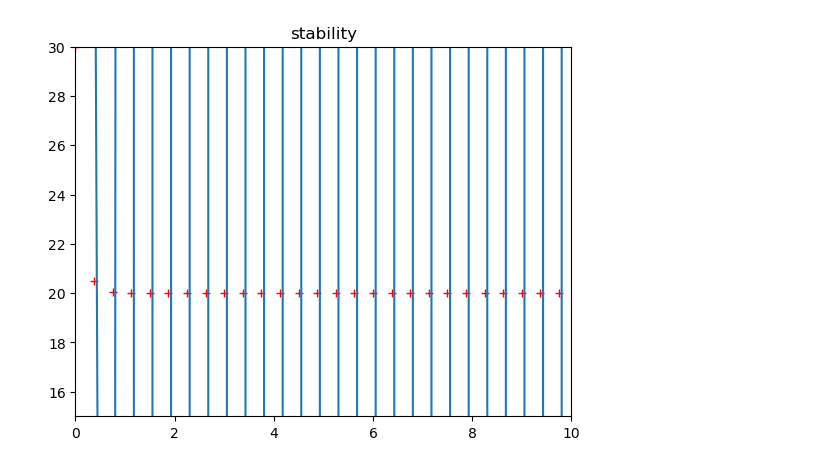
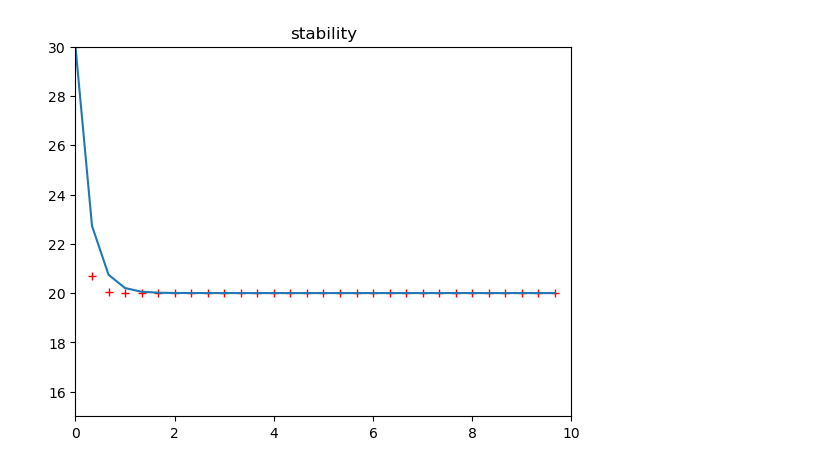
Before and after one commit to nicduboc/numeric_2024, a Jupyter notebook: numlabs/lab2/stability2.ipynb, the cells around one changed output. Saved outputs shown, nothing was run; the diff lists cells and outputs as text; code cells hidden in the pictures.

```diff
--- a/numlabs/lab2/stability2.ipynb
+++ b/numlabs/lab2/stability2.ipynb
@@ -9,27 +9,27 @@ theFuncs={'euler':euler,'beuler':beuler,'leapfrog':leapfrog}
 # %%
 # Plot
 if __name__=="__main__":
-    tend=30.
+    tend=10.
     Ta=20.
     To=30.
     theLambda=-8.
-    funChoice='leapfrog'
-    npts=80
+    funChoice='beuler'
+    npts=30
     approxTime,approxTemp=theFuncs[funChoice](npts,tend,To,Ta,theLambda)
     exactTime=np.empty([npts,],float)
     exactTemp=np.empty_like(exactTime)
     for i in np.arange(0,npts):
        exactTime[i] = tend*i/npts
        exactTemp[i] = Ta + (To-Ta)*np.exp(theLambda*exactTime[i])
     plt.close('all')
     plt.figure(1)
     plt.clf()
     plt.plot(exactTime,exactTemp,'r+')
     plt.plot(approxTime,approxTemp)
     theAx=plt.gca()
     theAx.set_xlim([0,10])
     theAx.set_ylim([15,30])
     theAx.set_title('stability')
     plt.show()
 # %% [output]
-[figure, old version]
+[figure, new version]
```
Also changed, not shown: 5 other files.
